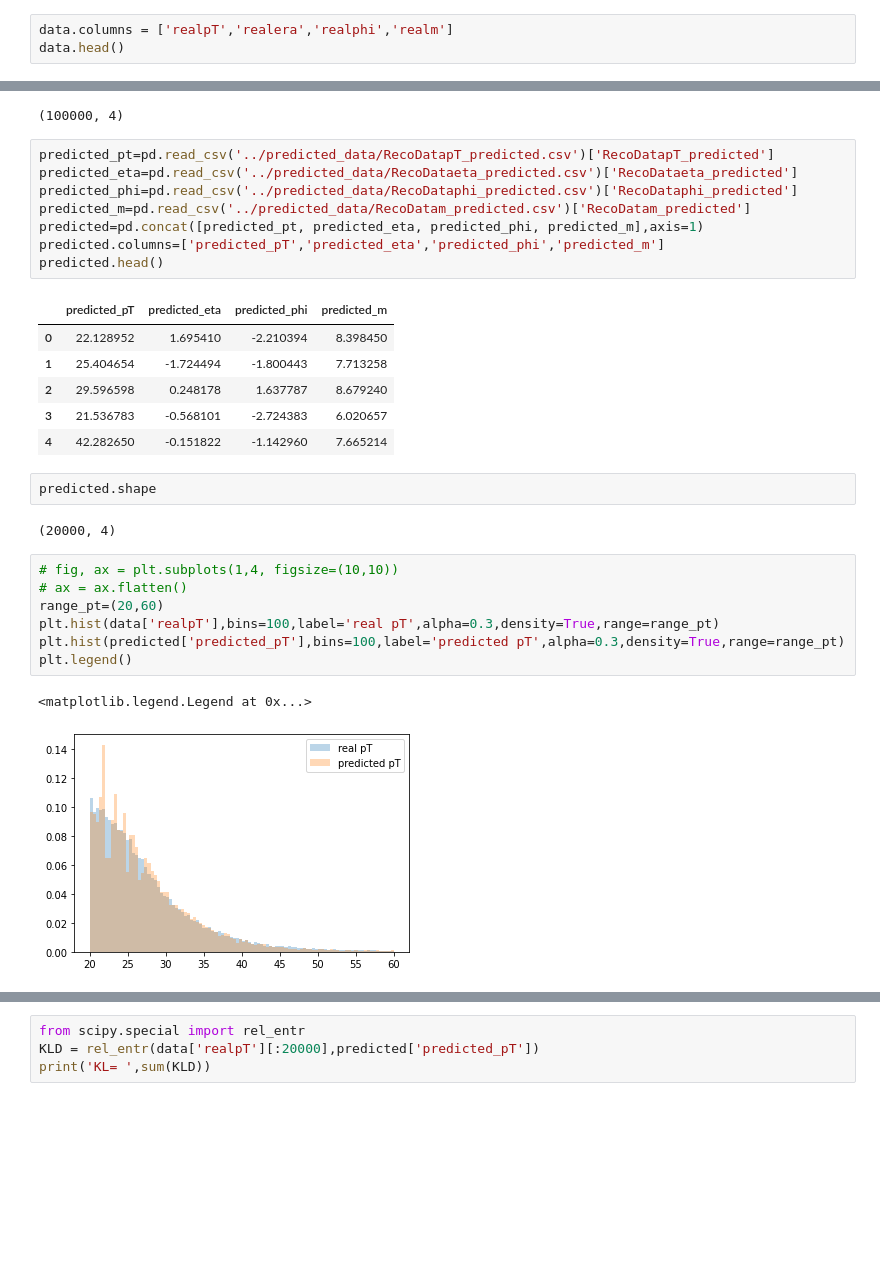
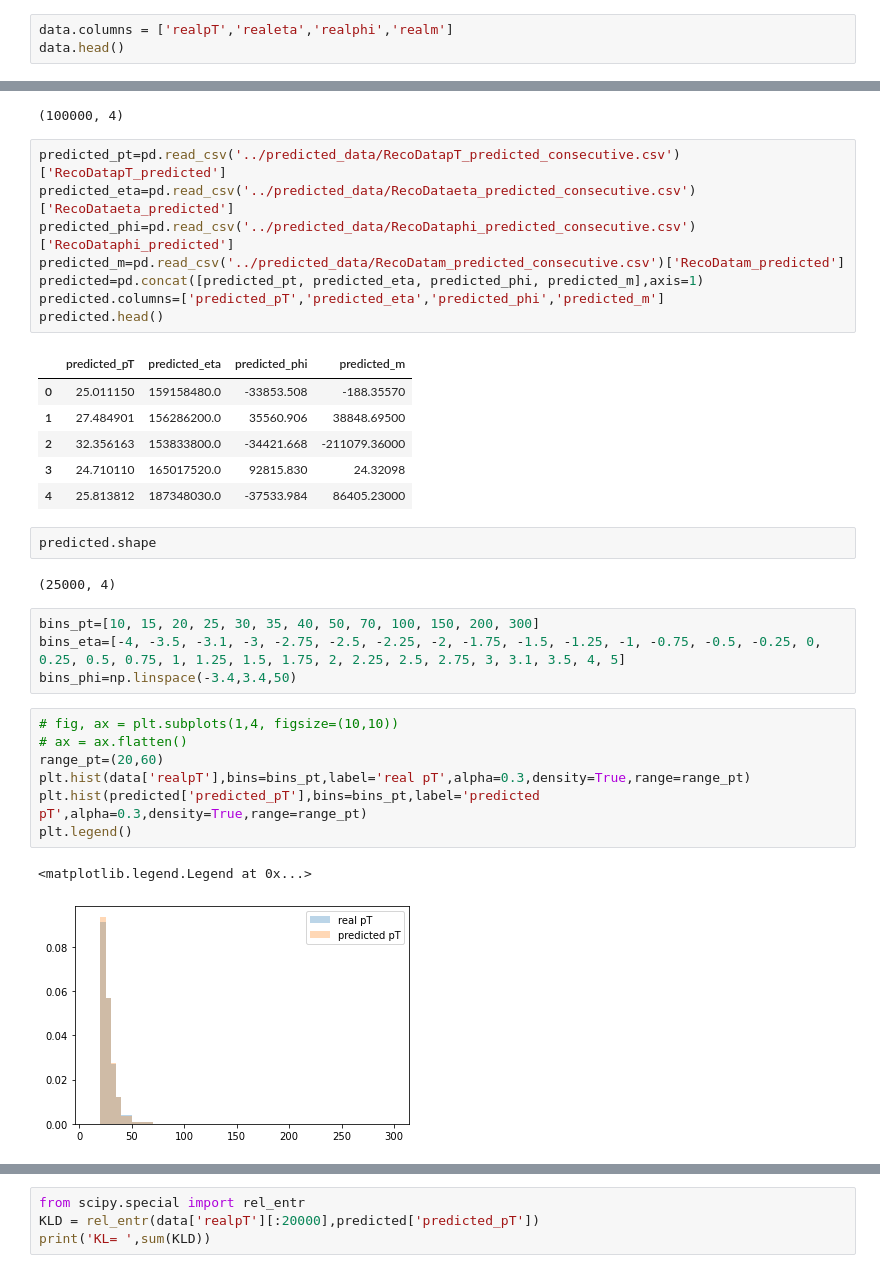
Before and after one commit to AliAlkadhim/IQN_HEP, a Jupyter notebook: ideas/KL_Divergence.ipynb, the cells around one changed output, grey strips where cells are left out. Saved outputs shown, nothing was run; the diff lists cells and outputs as text; blank space fills up the shorter version.

Commit message:
redo run_training_consecutive

```diff
--- a/ideas/KL_Divergence.ipynb
+++ b/ideas/KL_Divergence.ipynb
@@ -14,6 +14,6 @@ data.head()
 | 3 | 20.9593 | 2.13374 | -2.86886 | 9.55921 |
 | 4 | 35.2909 | 2.96499 | 1.36464 | 10.69580 |
 # %%
-data.columns = ['realpT','realera','realphi','realm']
+data.columns = ['realpT','realeta','realphi','realm']
 data.head()
 # %% [output]
@@ -28,31 +28,35 @@ data.shape
 # %% [output]
 (100000, 4)
 # %%
-predicted_pt=pd.read_csv('../predicted_data/RecoDatapT_predicted.csv')['RecoDatapT_predicted']
-predicted_eta=pd.read_csv('../predicted_data/RecoDataeta_predicted.csv')['RecoDataeta_predicted']
-predicted_phi=pd.read_csv('../predicted_data/RecoDataphi_predicted.csv')['RecoDataphi_predicted']
-predicted_m=pd.read_csv('../predicted_data/RecoDatam_predicted.csv')['RecoDatam_predicted']
+predicted_pt=pd.read_csv('../predicted_data/RecoDatapT_predicted_consecutive.csv')['RecoDatapT_predicted']
+predicted_eta=pd.read_csv('../predicted_data/RecoDataeta_predicted_consecutive.csv')['RecoDataeta_predicted']
+predicted_phi=pd.read_csv('../predicted_data/RecoDataphi_predicted_consecutive.csv')['RecoDataphi_predicted']
+predicted_m=pd.read_csv('../predicted_data/RecoDatam_predicted_consecutive.csv')['RecoDatam_predicted']
 predicted=pd.concat([predicted_pt, predicted_eta, predicted_phi, predicted_m],axis=1)
 predicted.columns=['predicted_pT','predicted_eta','predicted_phi','predicted_m']
 predicted.head()
 # %% [output]
 |  | predicted_pT | predicted_eta | predicted_phi | predicted_m |
-| 0 | 22.128952 | 1.695410 | -2.210394 | 8.398450 |
-| 1 | 25.404654 | -1.724494 | -1.800443 | 7.713258 |
-| 2 | 29.596598 | 0.248178 | 1.637787 | 8.679240 |
-| 3 | 21.536783 | -0.568101 | -2.724383 | 6.020657 |
-| 4 | 42.282650 | -0.151822 | -1.142960 | 7.665214 |
+| 0 | 25.011150 | 159158480.0 | -33853.508 | -188.35570 |
+| 1 | 27.484901 | 156286200.0 | 35560.906 | 38848.69500 |
+| 2 | 32.356163 | 153833800.0 | -34421.668 | -211079.36000 |
+| 3 | 24.710110 | 165017520.0 | 92815.830 | 24.32098 |
+| 4 | 25.813812 | 187348030.0 | -37533.984 | 86405.23000 |
 # %%
 predicted.shape
 # %% [output]
-(20000, 4)
+(25000, 4)
+# %%
+bins_pt=[10, 15, 20, 25, 30, 35, 40, 50, 70, 100, 150, 200, 300]
+bins_eta=[-4, -3.5, -3.1, -3, -2.75, -2.5, -2.25, -2, -1.75, -1.5, -1.25, -1, -0.75, -0.5, -0.25, 0, 0.25, 0.5, 0.75, 1, 1.25, 1.5, 1.75, 2, 2.25, 2.5, 2.75, 3, 3.1, 3.5, 4, 5]
+bins_phi=np.linspace(-3.4,3.4,50)
 # %%
 # fig, ax = plt.subplots(1,4, figsize=(10,10))
 # ax = ax.flatten()
 range_pt=(20,60)
-plt.hist(data['realpT'],bins=100,label='real pT',alpha=0.3,density=True,range=range_pt)
-plt.hist(predicted['predicted_pT'],bins=100,label='predicted pT',alpha=0.3,density=True,range=range_pt)
+plt.hist(data['realpT'],bins=bins_pt,label='real pT',alpha=0.3,density=True,range=range_pt)
+plt.hist(predicted['predicted_pT'],bins=bins_pt,label='predicted pT',alpha=0.3,density=True,range=range_pt)
 plt.legend()
 # %% [output]
 <matplotlib.legend.Legend at 0x...>
-[figure, old version]
+[figure, new version]
```
Also changed, not shown: parts of 14 cells of this notebook, 49 other files.
